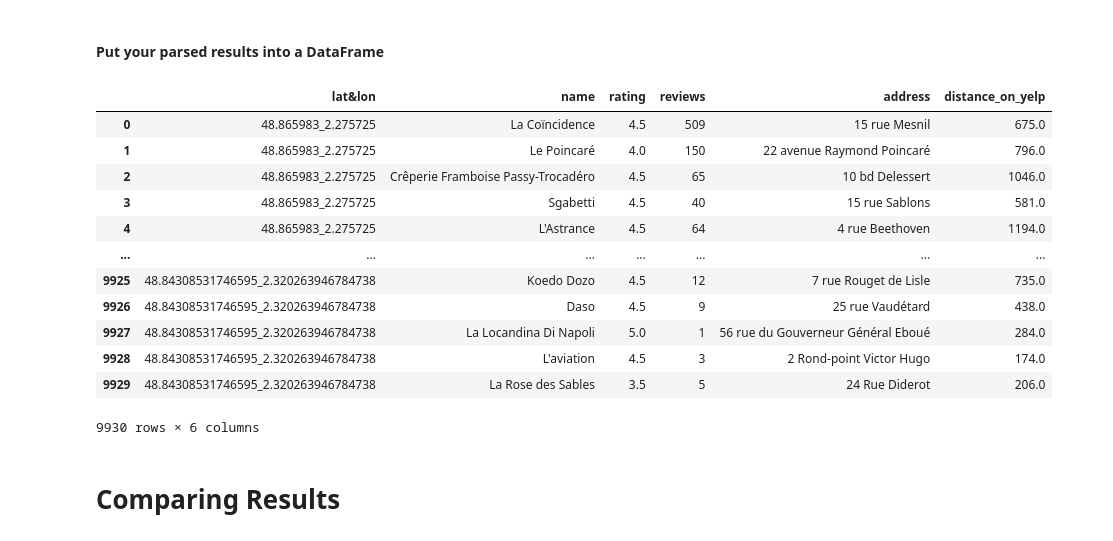
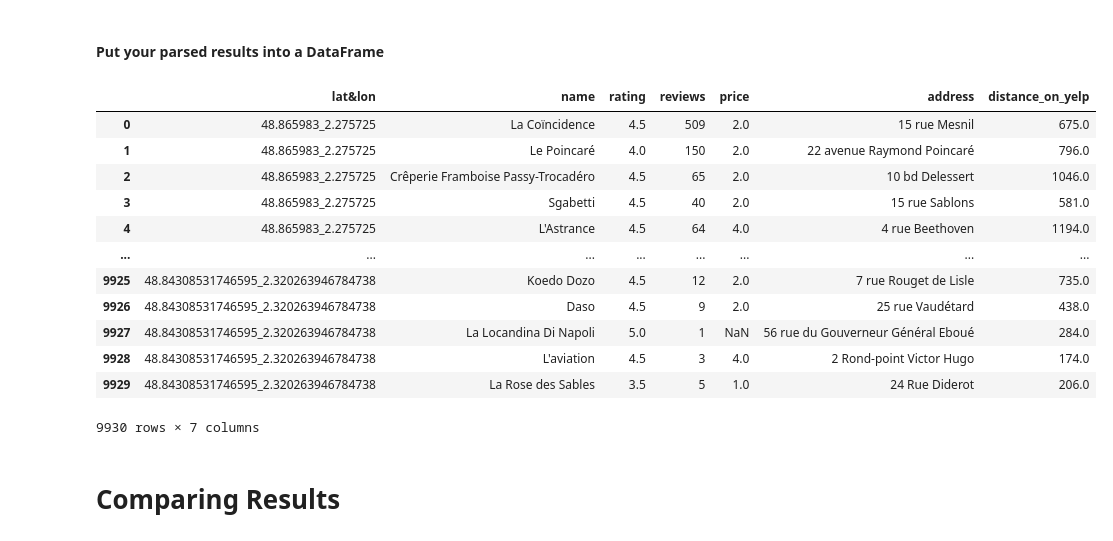
Before and after one commit to skijbile/Statistical-Modeling---Python, a Jupyter notebook: notebooks/yelp_foursquare_EDA.ipynb, the cells around one changed output. Cells and saved outputs as stored; diff of their text form; code cells hidden in the pictures.

```diff
--- a/notebooks/yelp_foursquare_EDA.ipynb
+++ b/notebooks/yelp_foursquare_EDA.ipynb
@@ -363,30 +359,37 @@ final_yelp_df
+# %%
+#to change the format of the price string
+price_change = {'€': 1, '€€': 2, '€€€': 3,'€€€€':4,'€€€€€':5}
+
+final_yelp_df['price']=final_yelp_df['price'].replace(price_change)
 # %% [markdown]
 #### Put your parsed results into a DataFrame
 # %%
 # getting required data from the normalized data
+#store the following table to SQlite
 df_yelp=pd.DataFrame({'lat&lon':final_yelp_df['lat&lon'],
                  'name':final_yelp_df['name'],
                  'rating':final_yelp_df['rating'].astype(float),
                  'reviews':final_yelp_df['review_count'],
+                 'price':final_yelp_df['price'],
                  'address':final_yelp_df['location.address1'],
                  'distance_on_yelp':round(final_yelp_df['distance'],)
                 }
                )
 df_yelp
 # %% [output]
-|  | lat&lon | name | rating | reviews | address | distance_on_yelp |
-| 0 | 48.865983_2.275725 | La Coïncidence | 4.5 | 509 | 15 rue Mesnil | 675.0 |
-| 1 | 48.865983_2.275725 | Le Poincaré | 4.0 | 150 | 22 avenue Raymond Poincaré | 796.0 |
-| 2 | 48.865983_2.275725 | Crêperie Framboise Passy-Trocadéro | 4.5 | 65 | 10 bd Delessert | 1046.0 |
-| 3 | 48.865983_2.275725 | Sgabetti | 4.5 | 40 | 15 rue Sablons | 581.0 |
-| 4 | 48.865983_2.275725 | L'Astrance | 4.5 | 64 | 4 rue Beethoven | 1194.0 |
-| ... | ... | ... | ... | ... | ... | ... |
-| 9925 | 48.84308531746595_2.320263946784738 | Koedo Dozo | 4.5 | 12 | 7 rue Rouget de Lisle | 735.0 |
-| 9926 | 48.84308531746595_2.320263946784738 | Daso | 4.5 | 9 | 25 rue Vaudétard | 438.0 |
-| 9927 | 48.84308531746595_2.320263946784738 | La Locandina Di Napoli | 5.0 | 1 | 56 rue du Gouverneur Général Eboué | 284.0 |
-| 9928 | 48.84308531746595_2.320263946784738 | L'aviation | 4.5 | 3 | 2 Rond-point Victor Hugo | 174.0 |
-| 9929 | 48.84308531746595_2.320263946784738 | La Rose des Sables | 3.5 | 5 | 24 Rue Diderot | 206.0 |
+|  | lat&lon | name | rating | reviews | price | address | distance_on_yelp |
+| 0 | 48.865983_2.275725 | La Coïncidence | 4.5 | 509 | 2.0 | 15 rue Mesnil | 675.0 |
+| 1 | 48.865983_2.275725 | Le Poincaré | 4.0 | 150 | 2.0 | 22 avenue Raymond Poincaré | 796.0 |
+| 2 | 48.865983_2.275725 | Crêperie Framboise Passy-Trocadéro | 4.5 | 65 | 2.0 | 10 bd Delessert | 1046.0 |
+| 3 | 48.865983_2.275725 | Sgabetti | 4.5 | 40 | 2.0 | 15 rue Sablons | 581.0 |
+| 4 | 48.865983_2.275725 | L'Astrance | 4.5 | 64 | 4.0 | 4 rue Beethoven | 1194.0 |
+| ... | ... | ... | ... | ... | ... | ... | ... |
+| 9925 | 48.84308531746595_2.320263946784738 | Koedo Dozo | 4.5 | 12 | 2.0 | 7 rue Rouget de Lisle | 735.0 |
+| 9926 | 48.84308531746595_2.320263946784738 | Daso | 4.5 | 9 | 2.0 | 25 rue Vaudétard | 438.0 |
+| 9927 | 48.84308531746595_2.320263946784738 | La Locandina Di Napoli | 5.0 | 1 | NaN | 56 rue du Gouverneur Général Eboué | 284.0 |
+| 9928 | 48.84308531746595_2.320263946784738 | L'aviation | 4.5 | 3 | 4.0 | 2 Rond-point Victor Hugo | 174.0 |
+| 9929 | 48.84308531746595_2.320263946784738 | La Rose des Sables | 3.5 | 5 | 1.0 | 24 Rue Diderot | 206.0 |
-9930 rows × 6 columns
+9930 rows × 7 columns
 # %%
 #saving into a csv file
 df_yelp.to_csv('Yelp_data.csv',index=False)
```
Also changed, not shown: parts of 9 cells of this notebook, 9 other files.
